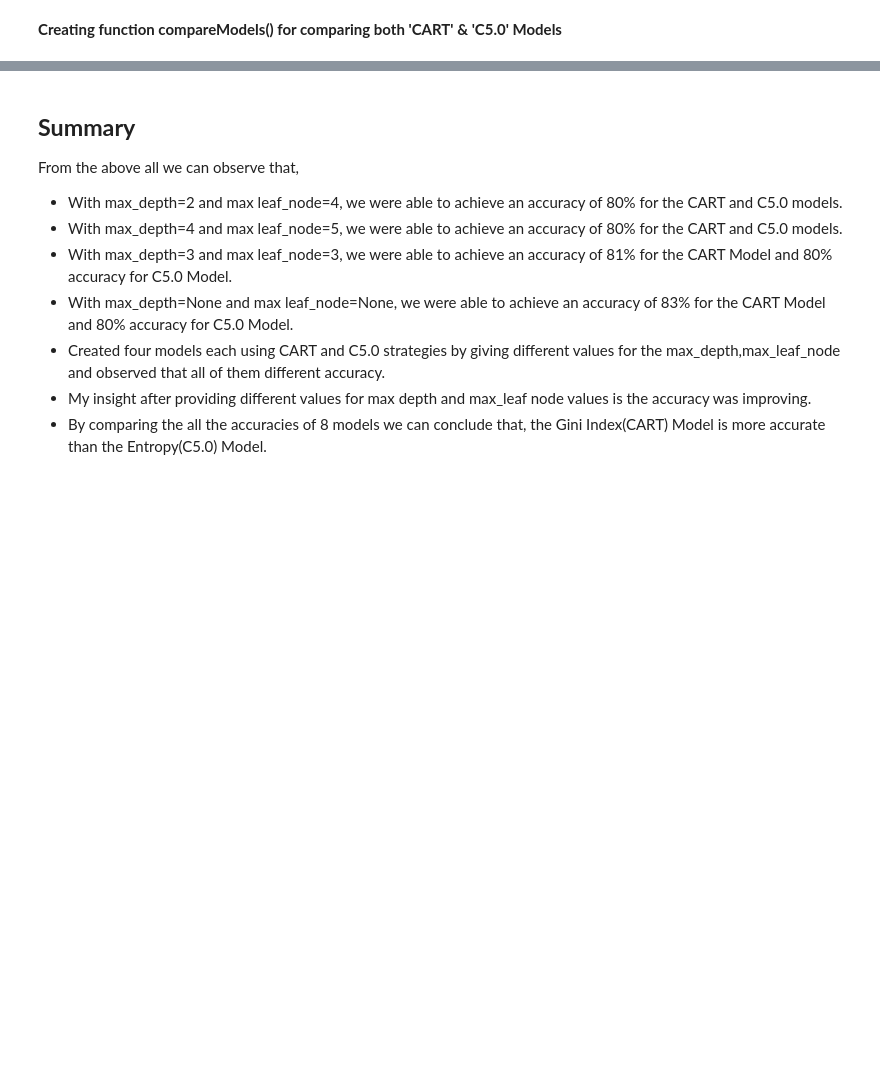
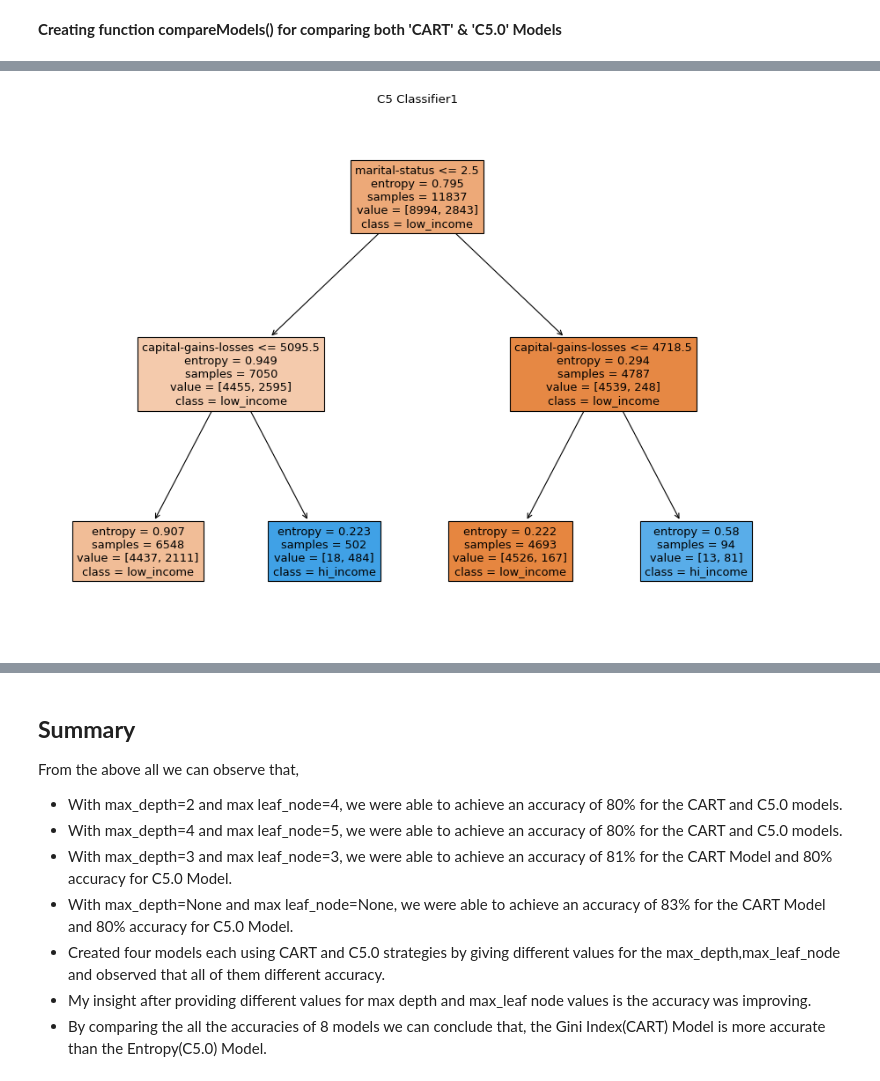
Before and after one commit to MugdhaYada/my_projects-IDS, a Jupyter notebook: HW6/Problem1.ipynb, the cells around one changed output, grey strips where cells are left out. Cells and saved outputs as stored; diff of their text form; code cells hidden in the pictures; blank space fills up the shorter version.

```diff
--- a/HW6/Problem1.ipynb
+++ b/HW6/Problem1.ipynb
@@ -417,0 +231,10 @@ C5.0 Model Training and Testing scores: 0.80, 0.80
+# %%
+# Display tree for C5_Classifier1
+plt.figure(figsize=(30, 10), dpi=80)
+
+plt.subplot(1,2,2)
+displayTree(C5_Classifier1, X)
+plt.title("C5 Classifier1")
+plt.show()
+# %% [output]
+[figure, added]
```
Also changed, not shown: parts of 49 cells of this notebook.
